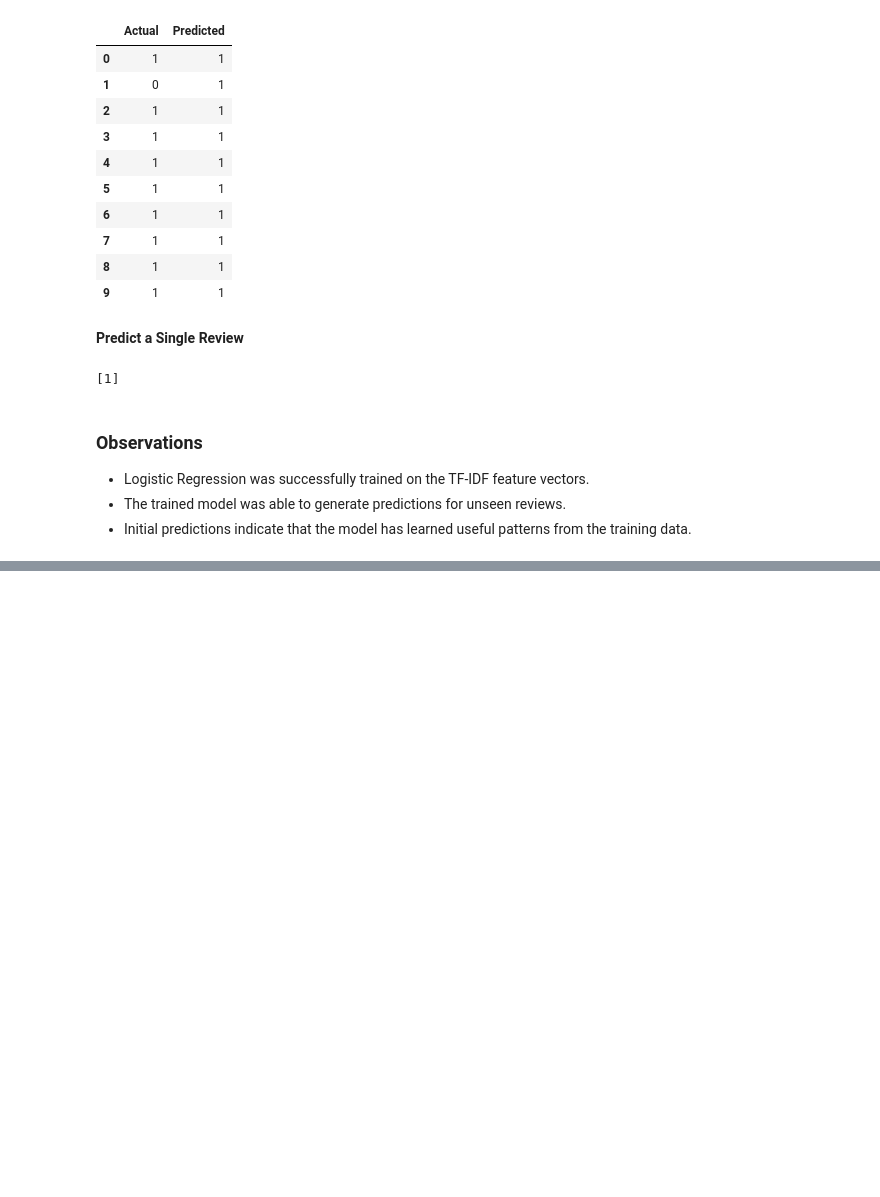
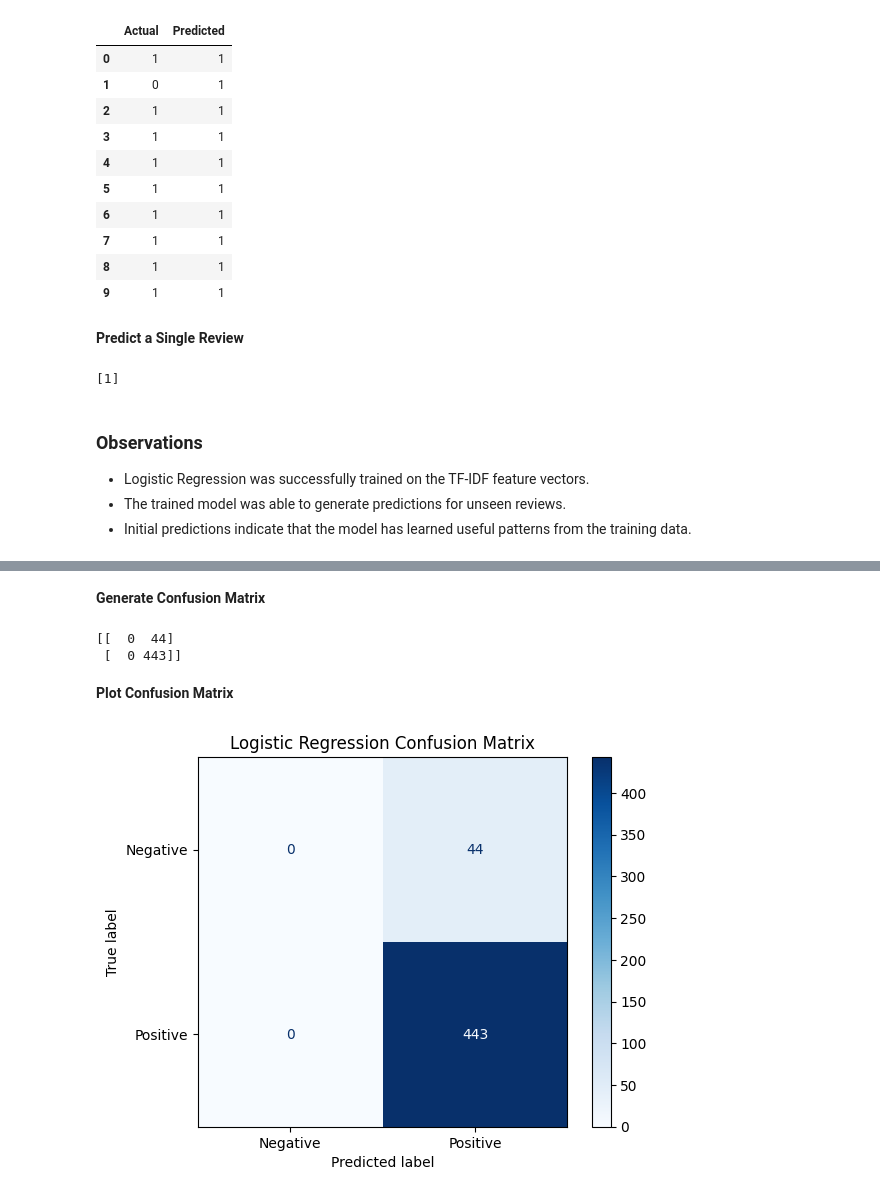
Before and after one commit to TahaBhatti786/Sentiment-Analysis-of-Product-Reviews, a Jupyter notebook: notebooks/sentiment_analysis.ipynb, the cells around one changed output, grey strips where cells are left out. Cells and saved outputs as stored; diff of their text form; code cells hidden in the pictures; blank space fills up the shorter version.

Commit message:
Evaluate Logistic Regression model performance

```diff
--- a/notebooks/sentiment_analysis.ipynb
+++ b/notebooks/sentiment_analysis.ipynb
@@ -978,0 +1023,23 @@ print(prediction)
+# %% [markdown]
+**Generate Confusion Matrix**
+# %%
+cm = confusion_matrix(y_test, y_pred_logistic)
+
+print(cm)
+# %% [output]
+[[  0  44]
+ [  0 443]]
+# %% [markdown]
+**Plot Confusion Matrix**
+# %%
+disp = ConfusionMatrixDisplay(
+    confusion_matrix=cm,
+    display_labels=["Negative", "Positive"]
+)
+
+disp.plot(cmap="Blues")
+
+plt.title("Logistic Regression Confusion Matrix")
+plt.show()
+# %% [output]
+[figure, added]
```
Also changed, not shown: parts of 10 cells of this notebook, 1 other file.
